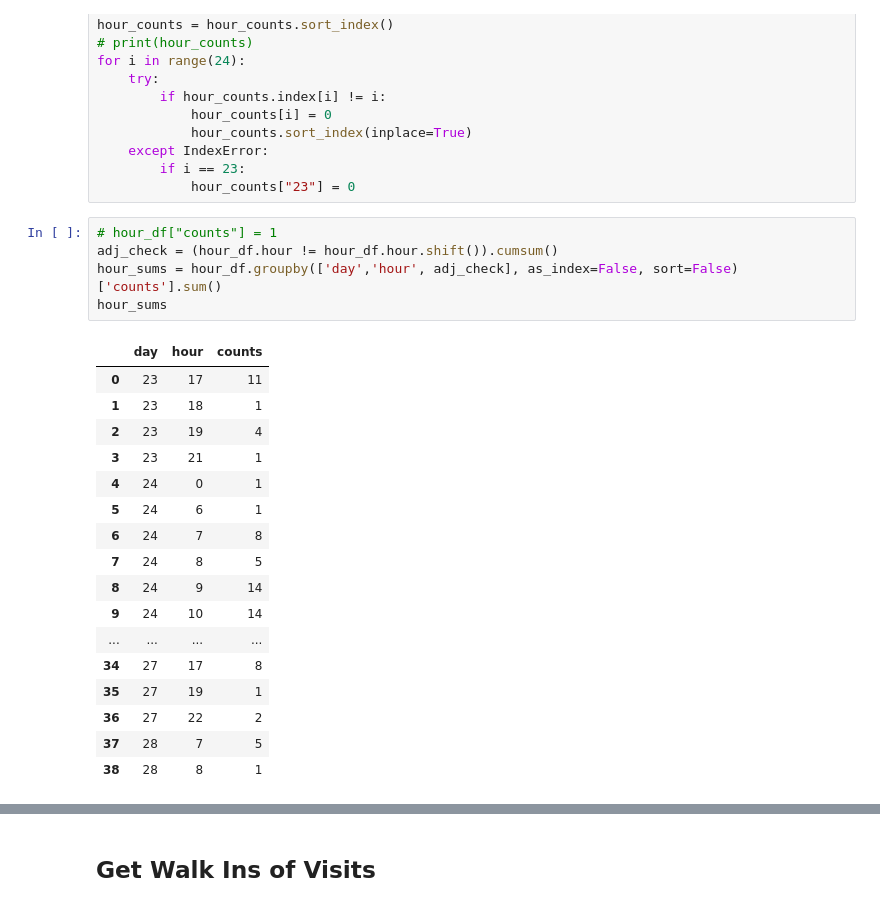
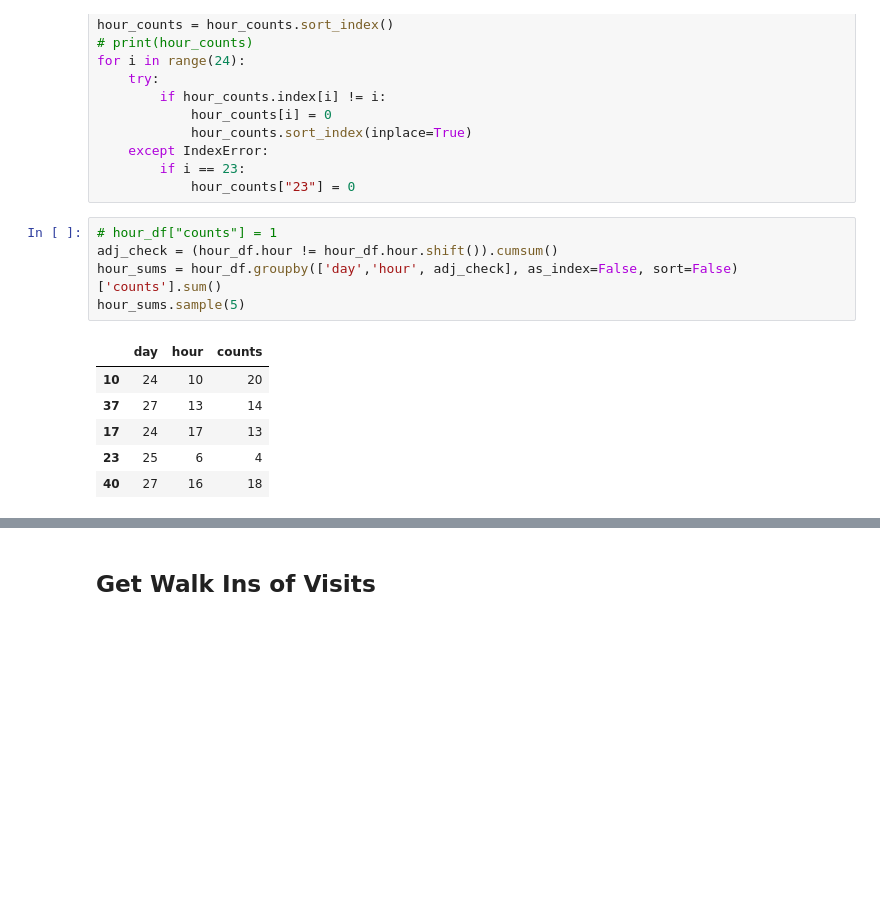
Before and after one commit to bachelor-2020/grideye-testing, a Jupyter notebook: GridEye Experiments.ipynb, the cells around one changed output, grey strips where cells are left out. Cells and saved outputs as stored; diff of their text form; blank space fills up the shorter version.

```diff
--- a/GridEye Experiments.ipynb
+++ b/GridEye Experiments.ipynb
@@ -847,26 +847,15 @@ for i in range(24):
 # %%
 # hour_df["counts"] = 1
 adj_check = (hour_df.hour != hour_df.hour.shift()).cumsum()
 hour_sums = hour_df.groupby(['day','hour', adj_check], as_index=False, sort=False)['counts'].sum()
-hour_sums
+hour_sums.sample(5)
 # %% [output]
 |  | day | hour | counts |
-| 0 | 23 | 17 | 11 |
-| 1 | 23 | 18 | 1 |
-| 2 | 23 | 19 | 4 |
-| 3 | 23 | 21 | 1 |
-| 4 | 24 | 0 | 1 |
-| 5 | 24 | 6 | 1 |
-| 6 | 24 | 7 | 8 |
-| 7 | 24 | 8 | 5 |
-| 8 | 24 | 9 | 14 |
-| 9 | 24 | 10 | 14 |
-| ... | ... | ... | ... |
-| 34 | 27 | 17 | 8 |
-| 35 | 27 | 19 | 1 |
-| 36 | 27 | 22 | 2 |
-| 37 | 28 | 7 | 5 |
-| 38 | 28 | 8 | 1 |
+| 10 | 24 | 10 | 20 |
+| 37 | 27 | 13 | 14 |
+| 17 | 24 | 17 | 13 |
+| 23 | 25 | 6 | 4 |
+| 40 | 27 | 16 | 18 |
 # %%
 def find_missing_items(int_list,day):
     '''
```
Also changed, not shown: parts of 33 cells of this notebook, 1 other file.
